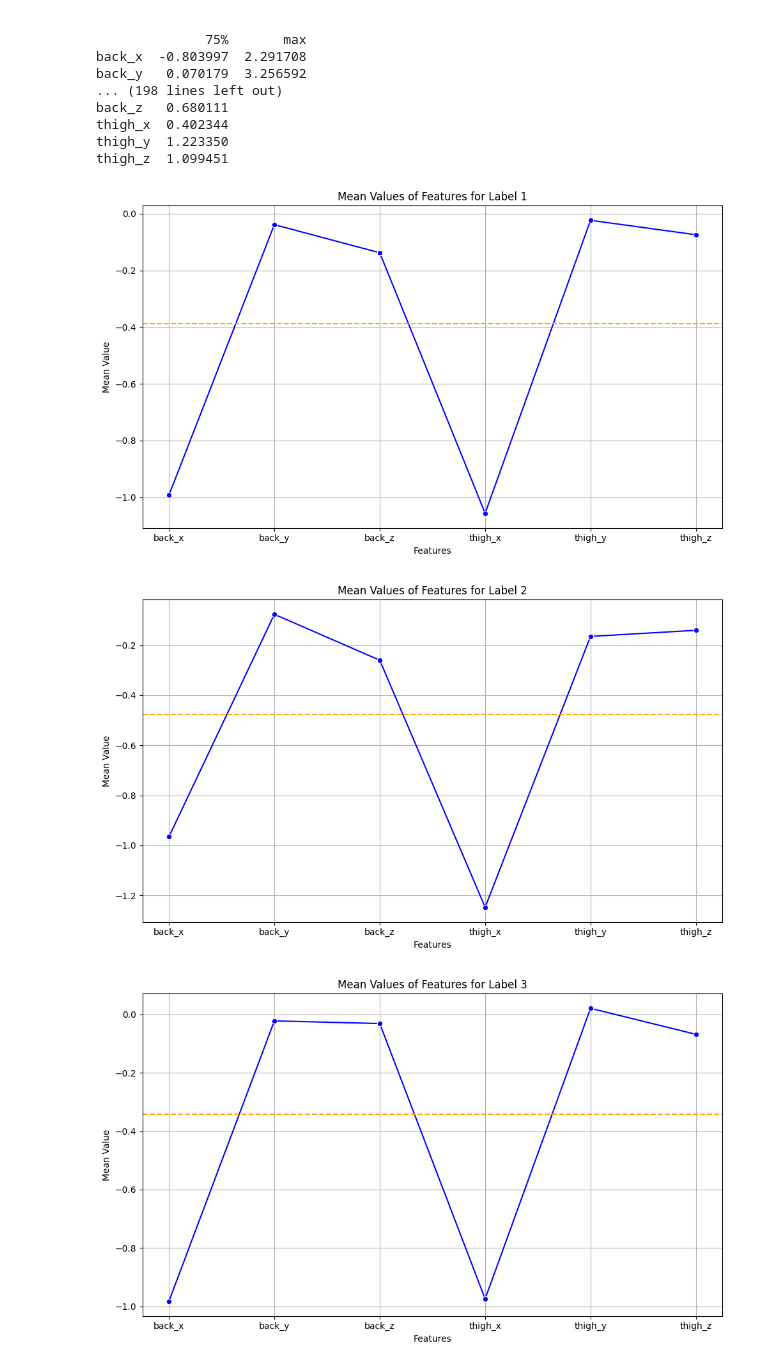
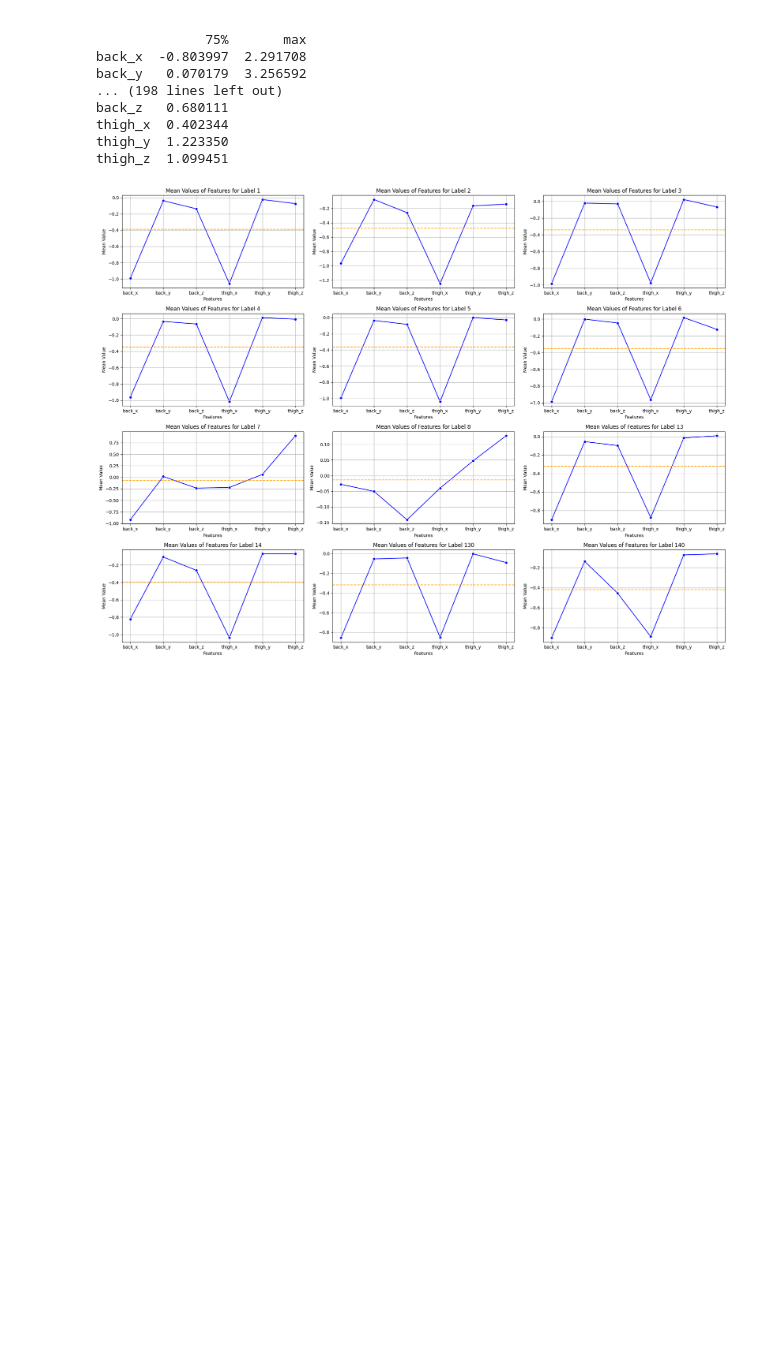
Before and after one commit to miltiadiss/Data-Mining, a Jupyter notebook: question_1.ipynb, the cells around one changed output. Saved outputs shown, nothing was run; the diff lists cells and outputs as text; code cells hidden in the pictures; blank space fills up the shorter version.

```diff
--- a/question_1.ipynb
+++ b/question_1.ipynb
@@ -297,26 +292,27 @@ thigh_y  1.223350
 thigh_z  1.099451
 # %%
 # Για κάθε label δημιουργούμε τα γραφήματα
-for label, df in dfs_per_label.items():
-     # Υπολογίζουμε τις μέσες τιμές για κάθε γνώρισμα
+fig, axes = plt.subplots(4, 3, figsize=(20, 15))
+axes = axes.flatten()
+
+for i, (label, df) in enumerate(dfs_per_label.items()):
+    # Υπολογίζουμε τις μέσες τιμές για κάθε γνώρισμα
     mean_values = df.mean()
 
     # Υπολογίζουμε τη συνολική μέση τιμή
     overall_mean = mean_values.mean()
 
     # Δημιουργία γραφήματος
-    plt.figure(figsize=(10, 6))
-    sns.lineplot(x=features, y=mean_values, color='blue', marker='o')
-    plt.axhline(y=overall_mean, color='orange', linestyle='--', label='Overall Mean')
+    sns.lineplot(x=features, y=mean_values, color='blue', marker='o', ax=axes[i])
+    axes[i].axhline(y=overall_mean, color='orange', linestyle='--', label='Overall Mean')
 
     # Προσθήκη τίτλου και ετικετών
-    plt.title(f'Mean Values of Features for Label {label}')
-    plt.xlabel('Features')
-    plt.ylabel('Mean Value')
-    plt.grid(True)
-    plt.tight_layout()
-    plt.show()
+    axes[i].set_title(f'Mean Values of Features for Label {label}')
+    axes[i].set_xlabel('Features')
+    axes[i].set_ylabel('Mean Value')
+    axes[i].grid(True)
+
+plt.tight_layout()
+plt.show()
 # %% [output]
-[figure, old version]
+[figure, new version]
-[figure, removed]
-[figure, removed]
```
Also changed, not shown: parts of 2 cells of this notebook.
